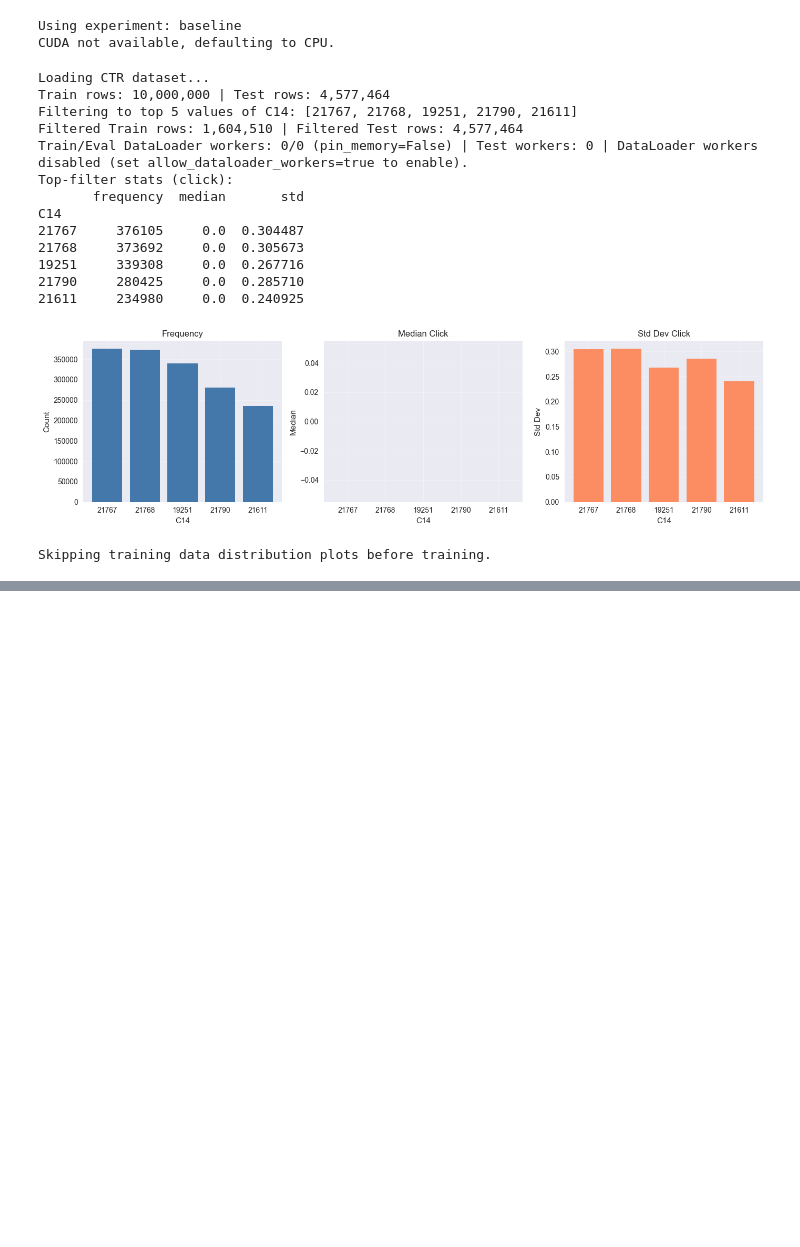
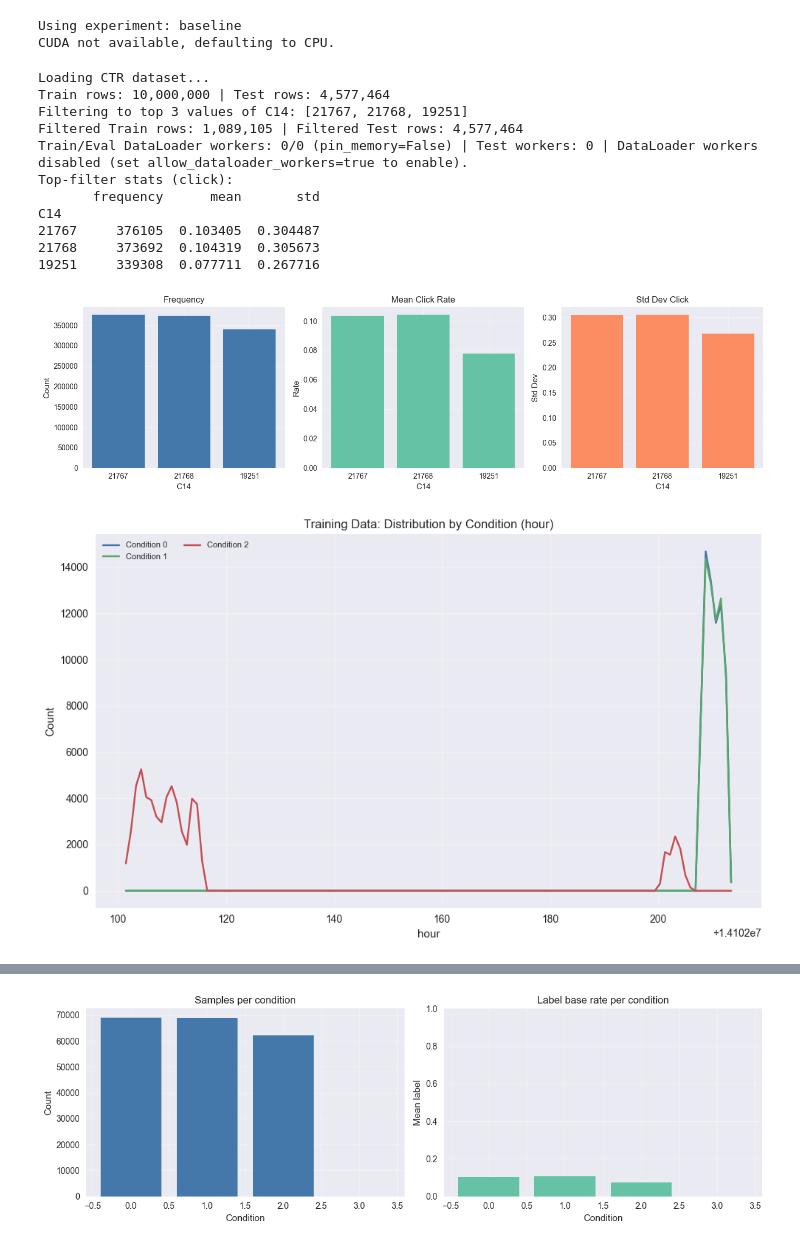
Before and after one commit to recursehex/LocalizedEntropy, a Jupyter notebook: localized_entropy.ipynb, the cells around one changed output, grey strips where cells are left out. Saved outputs shown, nothing was run; the diff lists cells and outputs as text; code cells hidden in the pictures; blank space fills up the shorter version.

Commit message:
get mean instead of median, fix empty charts for distribution by condition

```diff
--- a/localized_entropy.ipynb
+++ b/localized_entropy.ipynb
@@ -48,41 +50,61 @@ splits = data_bundle.splits
 loaders = data_bundle.loaders
 plots_cfg = cfg['plots']
 
 if cfg.get('logging', {}).get('print_loader_note', True):
     print(loaders.loader_note)
 
 if cfg.get('ctr', {}).get('plot_filter_stats', False):
     ctr_stats = data_bundle.plot_data.get('ctr_stats')
     if ctr_stats:
         plot_ctr_filter_stats(ctr_stats['stats_df'], ctr_stats['labels'], ctr_stats['filter_col'])
 
 if plots_cfg.get('data_before_training', False):
     synth = data_bundle.plot_data.get('synthetic')
     if synth:
         plot_training_distributions(
             synth['net_worth'],
             synth['ages'],
             synth['probs'],
             synth['conds'],
             synth['num_conditions'],
         )
     else:
-        print('Training distribution plots are only available for synthetic data.')
+        if plots_cfg.get('ctr_data_distributions', True):
+            ctr_plot = data_bundle.plot_data.get('ctr_distributions')
+            if ctr_plot:
+                log10_features = set(plots_cfg.get('ctr_log10_features', []))
+                plot_feature_distributions_by_condition(
+                    ctr_plot['xnum'],
+                    ctr_plot['conds'],
+                    ctr_plot['feature_names'],
+                    ctr_plot['num_conditions'],
+                    max_features=int(plots_cfg.get('ctr_max_features', 3)),
+                    log10_features=log10_features,
+                    density=bool(plots_cfg.get('ctr_use_density', False)),
+                )
+                if plots_cfg.get('ctr_label_rates', True):
+                    plot_label_rates_by_condition(
+                        ctr_plot['labels'],
+                        ctr_plot['conds'],
+                        ctr_plot['num_conditions'],
+                    )
+            else:
+                print('CTR plot_sample_size is disabled or empty; skipping CTR distributions.')
+        else:
+            print('CTR distribution plots are disabled in config.')
 else:
     print('Skipping training data distribution plots before training.')
 # %% [output]
 Loading CTR dataset...
 Train rows: 10,000,000 | Test rows: 4,577,464
-Filtering to top 5 values of C14: [21767, 21768, 19251, 21790, 21611]
-Filtered Train rows: 1,604,510 | Filtered Test rows: 4,577,464
+Filtering to top 3 values of C14: [21767, 21768, 19251]
+Filtered Train rows: 1,089,105 | Filtered Test rows: 4,577,464
 Train/Eval DataLoader workers: 0/0 (pin_memory=False) | Test workers: 0 | DataLoader workers disabled (set allow_dataloader_workers=true to enable).
 Top-filter stats (click):
-       frequency  median       std
+       frequency      mean       std
 C14
-21767     376105     0.0  0.304487
-21768     373692     0.0  0.305673
-19251     339308     0.0  0.267716
-21790     280425     0.0  0.285710
-21611     234980     0.0  0.240925
+21767     376105  0.103405  0.304487
+21768     373692  0.104319  0.305673
+19251     339308  0.077711  0.267716
-[figure, old version]
+[figure, new version]
-Skipping training data distribution plots before training.
+[figure, added]
@@ -89,3 +113,4 @@ Skipping training data distribution plots before training.
+[figure, added]
 # %%
 model_cfg = cfg['model']
 num_numeric = splits.x_train.shape[1]
```
Also changed, not shown: parts of 9 cells of this notebook, 5 other files.
